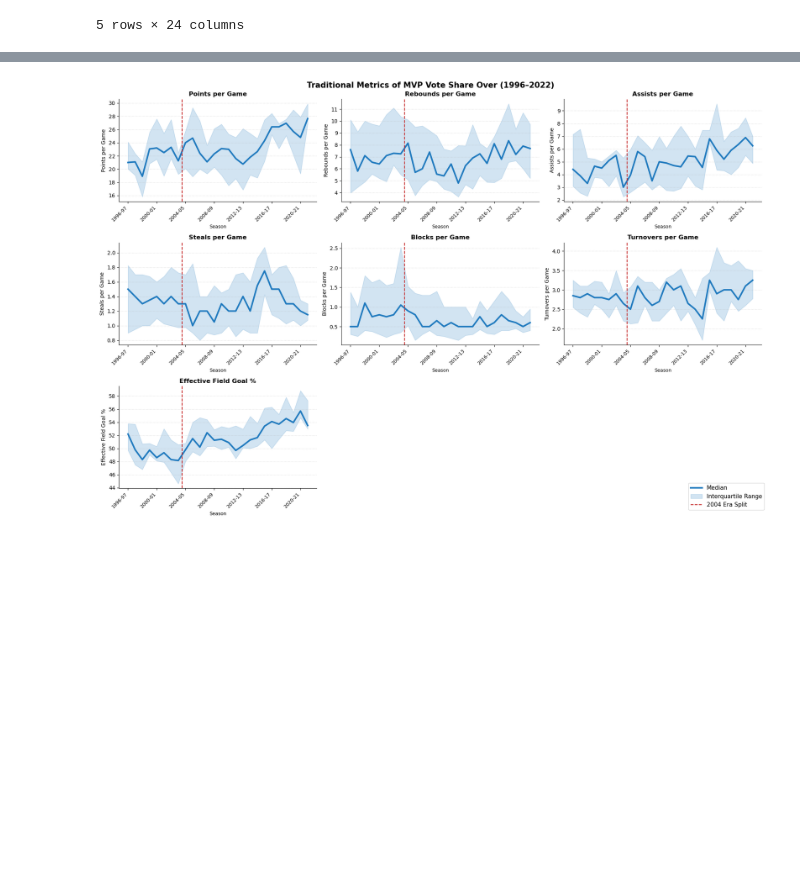
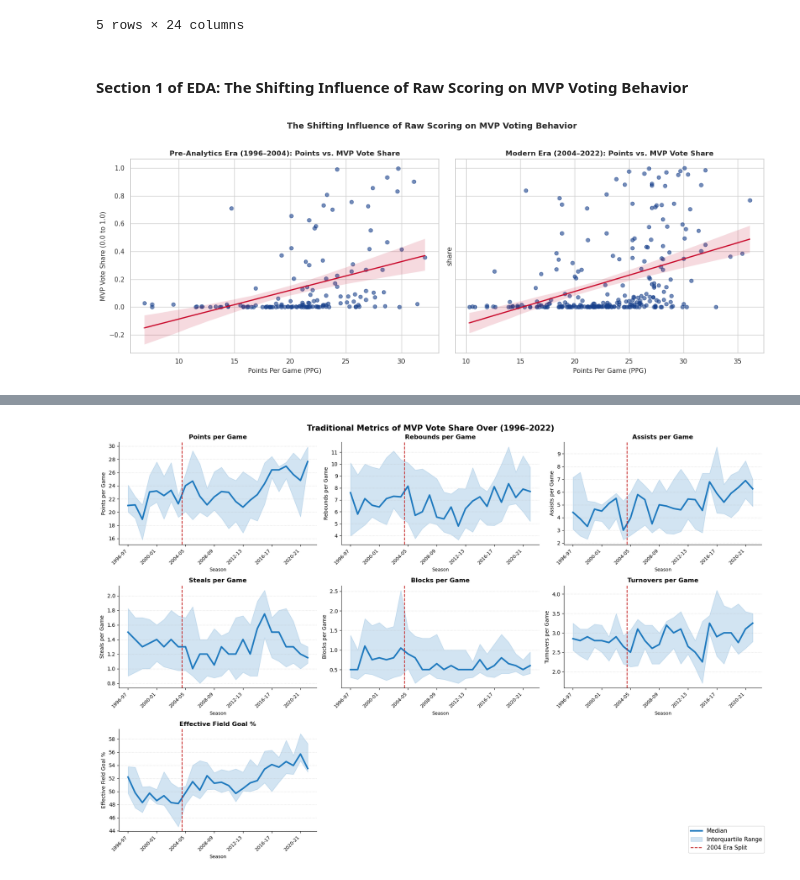
Before and after one commit to COGS108/Group-SP26-076, a Jupyter notebook: 02-EDACheckpoint.ipynb, the cells around one changed output, grey strips where cells are left out. Saved outputs shown, nothing was run; the diff lists cells and outputs as text; code cells hidden in the pictures; blank space fills up the shorter version.

```diff
--- a/02-EDACheckpoint.ipynb
+++ b/02-EDACheckpoint.ipynb
@@ -1169,3 +1165,35 @@ Successfully downloaded: merged_clean.csv
 | 3 | George Zidek | DEN | 52 | 2.8 | 1.7 | 0.3 | -14.1 | 19.5 | 50.0 | 10.2 | ... | ... |
 | 4 | Gerald Wilkins | ORL | 80 | 10.6 | 2.2 | 2.2 | -5.8 | 20.3 | 50.3 | 3.1 | ... | ... |
 5 rows × 24 columns
+# %% [markdown]
+#### Section 1 of EDA: The Shifting Influence of Raw Scoring on MVP Voting Behavior
+# %%
+import pandas as pd
+import matplotlib.pyplot as plt
+import seaborn as sns
+
+df = pd.read_csv('data/02-processed/merged_clean.csv')
+df['start_year'] = df['season'].apply(lambda x: int(x.split('-')[0]))
+pre_analytics_era = df[df['start_year'] < 2004]
+modern_era = df[df['start_year'] >= 2004]
+
+pre_era_votes = pre_analytics_era[pre_analytics_era['share'] > 0]
+modern_era_votes = modern_era[modern_era['share'] > 0]
+
+sns.set_theme(style="whitegrid")
+fig, axes = plt.subplots(1, 2, figsize=(16, 6), sharey=True)
+
+sns.regplot(data=pre_era_votes, x='pts', y='share', ax=axes[0], color='#17408B', scatter_kws={'alpha':0.6, 's':40}, line_kws={'color':'#C9082A', 'linewidth':2})
+axes[0].set_title('Pre-Analytics Era (1996–2004): Points vs. MVP Vote Share', fontsize=12, fontweight='bold')
+axes[0].set_xlabel('Points Per Game (PPG)', fontsize=11)
+axes[0].set_ylabel('MVP Vote Share (0.0 to 1.0)', fontsize=11)
+
+sns.regplot(data=modern_era_votes, x='pts', y='share', ax=axes[1], color='#17408B', scatter_kws={'alpha':0.6, 's':40}, line_kws={'color':'#C9082A', 'linewidth':2})
+axes[1].set_title('Modern Era (2004–2022): Points vs. MVP Vote Share', fontsize=12, fontweight='bold')
+axes[1].set_xlabel('Points Per Game (PPG)', fontsize=11)
+
+plt.suptitle('The Shifting Influence of Raw Scoring on MVP Voting Behavior', fontsize=14, fontweight='bold', y=1.02)
+plt.tight_layout()
+plt.show()
+# %% [output]
+[figure, added]
```
Also changed, not shown: parts of 3 cells of this notebook.
